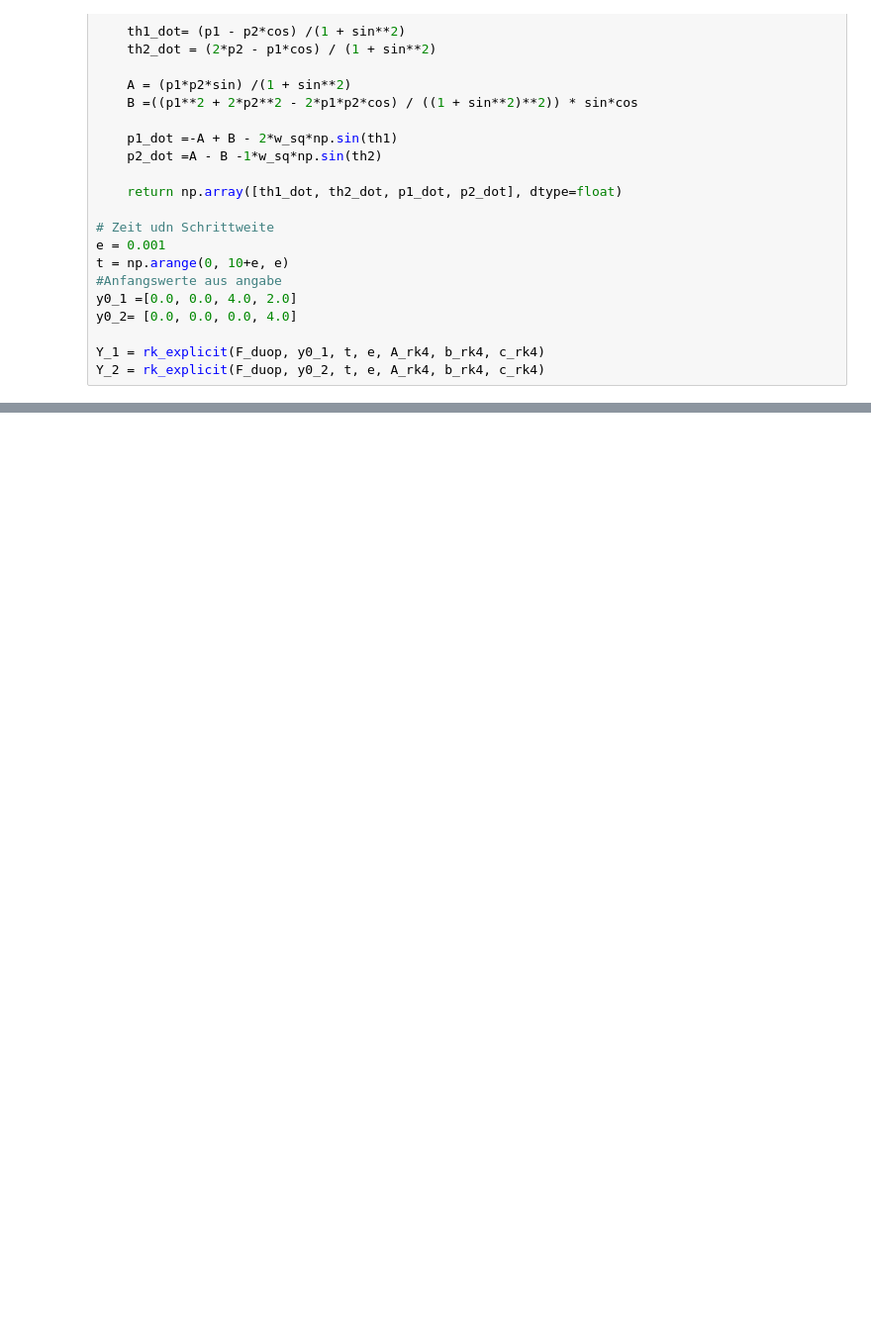
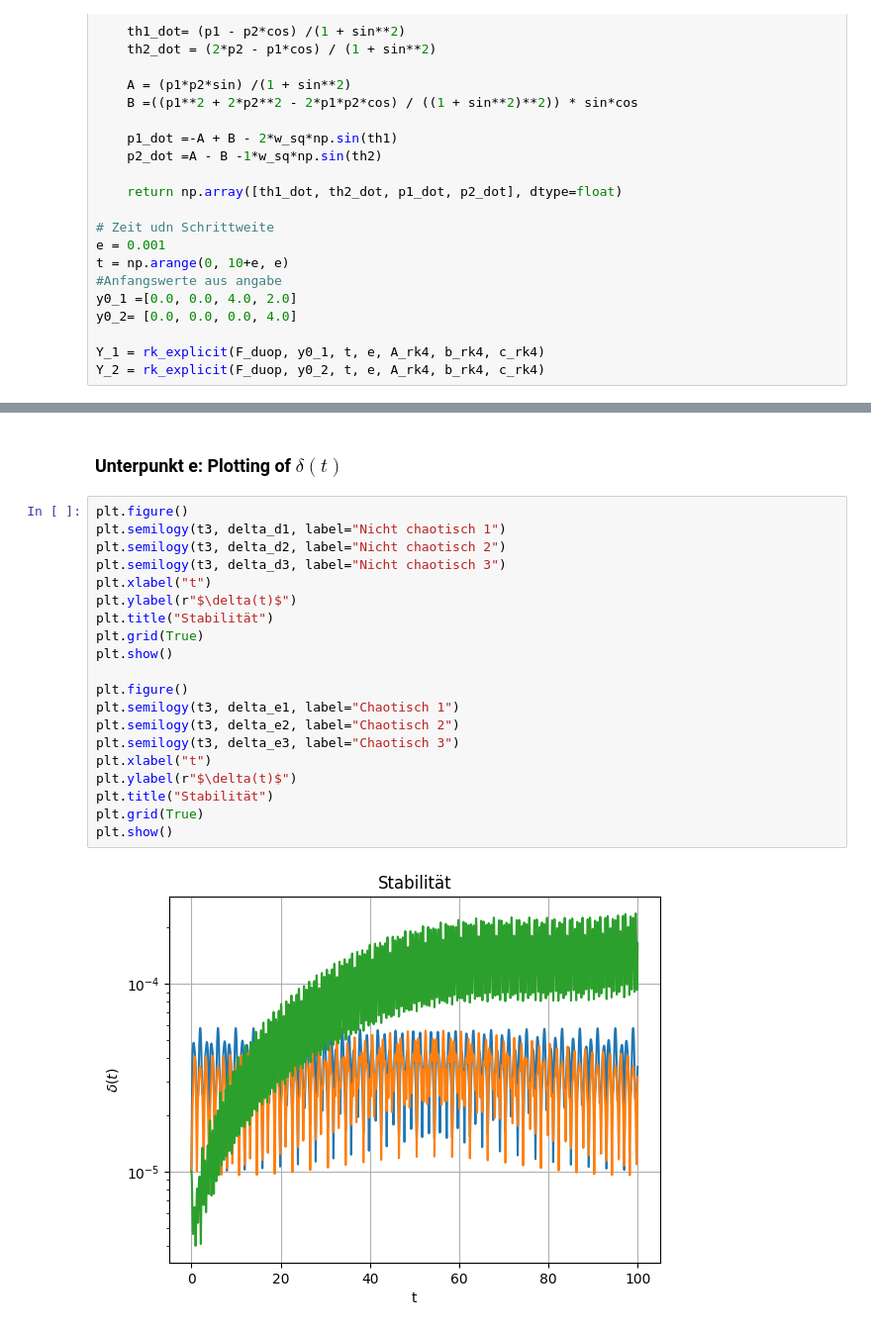
Before and after one commit to OverAmpJinx/CompPhyWS25, a Jupyter notebook: Assignment3/a32doublependulum.ipynb, the cells around one changed output, grey strips where cells are left out. Shown at 99% size. Saved outputs shown, nothing was run; the diff lists cells and outputs as text; blank space fills up the shorter version.

```diff
--- a/Assignment3/a32doublependulum.ipynb
+++ b/Assignment3/a32doublependulum.ipynb
@@ -132,0 +189,24 @@ Gelb ist anscheinend Chaotisch, und blau is ned
+# %% [markdown]
+### Unterpunkt e: Plotting of $\delta(t)$
+# %%
+plt.figure()
+plt.semilogy(t3, delta_d1, label="Nicht chaotisch 1")
+plt.semilogy(t3, delta_d2, label="Nicht chaotisch 2")
+plt.semilogy(t3, delta_d3, label="Nicht chaotisch 3")
+plt.xlabel("t")
+plt.ylabel(r"$\delta(t)$")
+plt.title("Stabilität")
+plt.grid(True)
+plt.show()
+
+plt.figure()
+plt.semilogy(t3, delta_e1, label="Chaotisch 1")
+plt.semilogy(t3, delta_e2, label="Chaotisch 2")
+plt.semilogy(t3, delta_e3, label="Chaotisch 3")
+plt.xlabel("t")
+plt.ylabel(r"$\delta(t)$")
+plt.title("Stabilität")
+plt.grid(True)
+plt.show()
+# %% [output]
+[figure, added]
```
Also changed, not shown: parts of 8 cells of this notebook.
